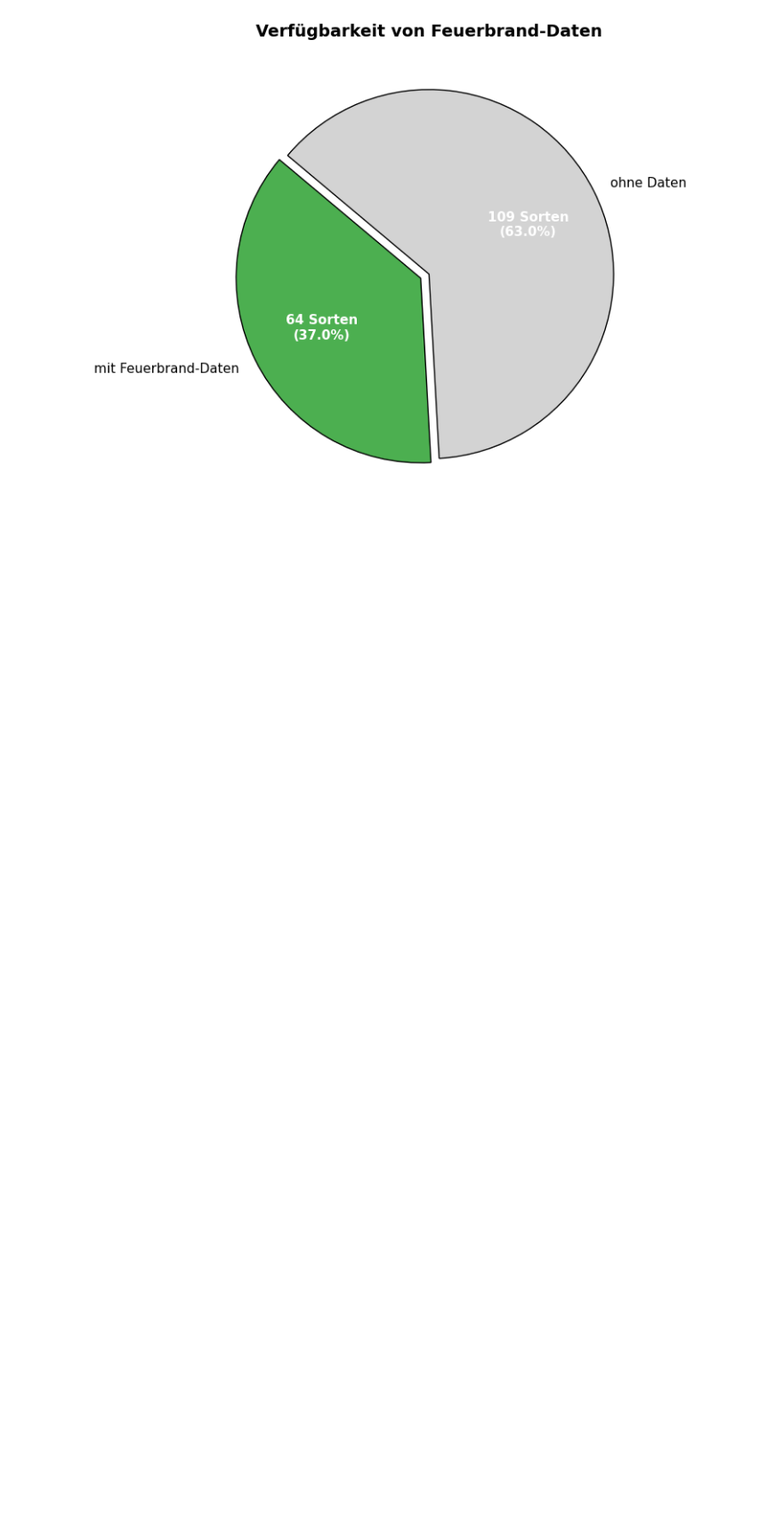
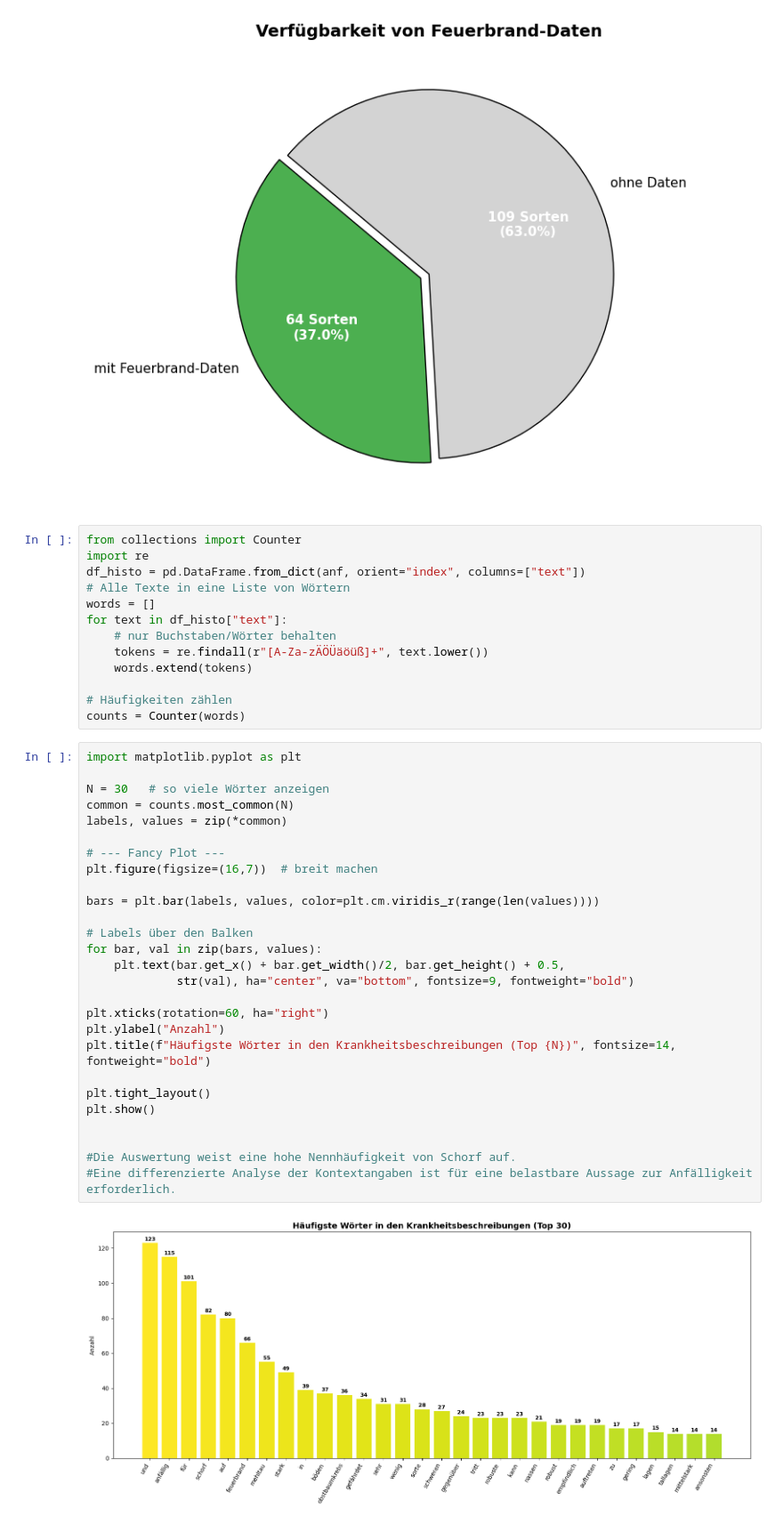
Before and after one commit to Hameedfa/playground, a Jupyter notebook: Donau-Ries (Lkr) Äpfel und Birnen.ipynb, the cells around one changed output. Shown at 89% size. Cells and saved outputs as stored; diff of their text form; blank space fills up the shorter version.

Commit message:
schorf

```diff
--- a/Donau-Ries (Lkr) Äpfel und Birnen.ipynb
+++ b/Donau-Ries (Lkr) Äpfel und Birnen.ipynb
@@ -246,3 +246,45 @@ ax.set_title("Verfügbarkeit von Feuerbrand-Daten", fontsize=14, fontweight="bol
 plt.show()
 # %% [output]
 [figure]
+# %%
+from collections import Counter
+import re
+df_histo = pd.DataFrame.from_dict(anf, orient="index", columns=["text"])
+# Alle Texte in eine Liste von Wörtern
+words = []
+for text in df_histo["text"]:
+    # nur Buchstaben/Wörter behalten
+    tokens = re.findall(r"[A-Za-zÄÖÜäöüß]+", text.lower())
+    words.extend(tokens)
+
+# Häufigkeiten zählen
+counts = Counter(words)
+# %%
+import matplotlib.pyplot as plt
+
+N = 30   # so viele Wörter anzeigen
+common = counts.most_common(N)
+labels, values = zip(*common)
+
+# --- Fancy Plot ---
+plt.figure(figsize=(16,7))  # breit machen
+
+bars = plt.bar(labels, values, color=plt.cm.viridis_r(range(len(values))))
+
+# Labels über den Balken
+for bar, val in zip(bars, values):
+    plt.text(bar.get_x() + bar.get_width()/2, bar.get_height() + 0.5,
+             str(val), ha="center", va="bottom", fontsize=9, fontweight="bold")
+
+plt.xticks(rotation=60, ha="right")
+plt.ylabel("Anzahl")
+plt.title(f"Häufigste Wörter in den Krankheitsbeschreibungen (Top {N})", fontsize=14, fontweight="bold")
+
+plt.tight_layout()
+plt.show()
+
+
+#Die Auswertung weist eine hohe Nennhäufigkeit von Schorf auf.
+#Eine differenzierte Analyse der Kontextangaben ist für eine belastbare Aussage zur Anfälligkeit erforderlich.
+# %% [output]
+[figure, added]
```
Also changed, not shown: parts of 2 cells of this notebook.
